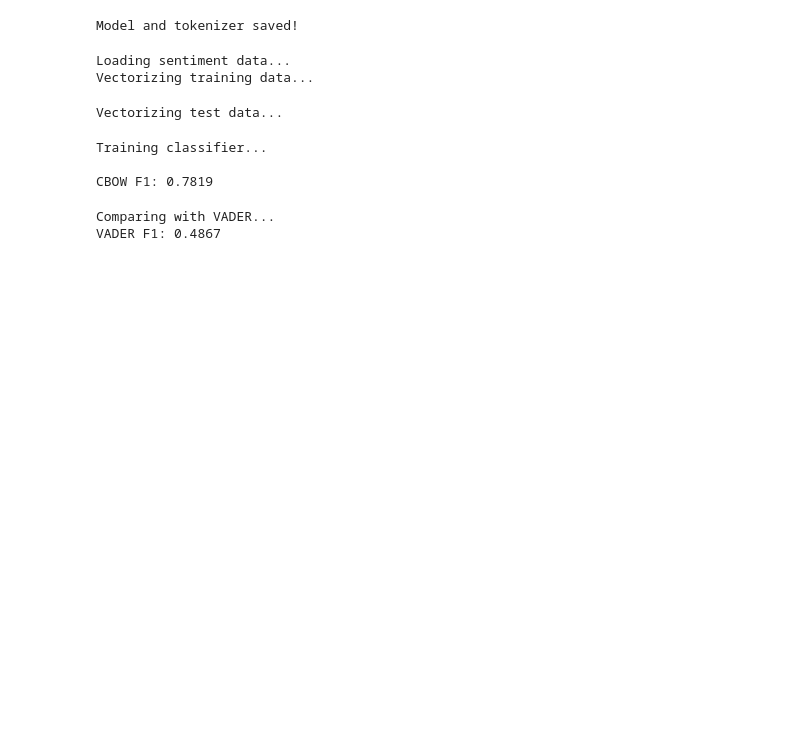
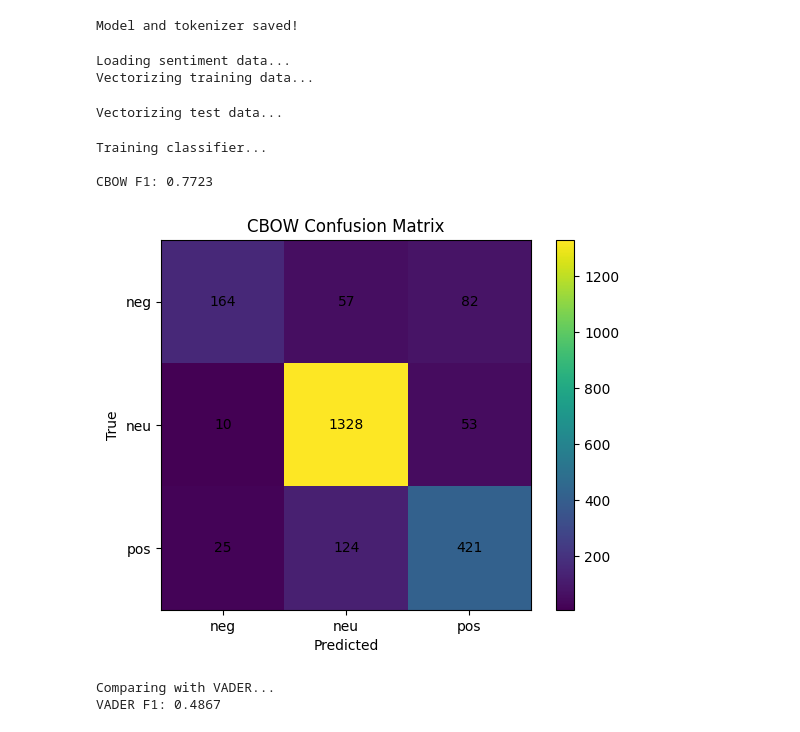
Before and after one commit to Luqu24/Cryptonite-RTP-Luqmaan, a Jupyter notebook: Task 0/NLP/tokenize.ipynb, the cells around one changed output. Saved outputs shown, nothing was run; the diff lists cells and outputs as text; code cells hidden in the pictures; blank space fills up the shorter version.

```diff
--- a/Task 0/NLP/tokenize.ipynb
+++ b/Task 0/NLP/tokenize.ipynb
@@ -81,10 +82,11 @@ class CBOW(nn.Module):
         neg_vec = self.out_embed(neg_ids)
 
         pos_score = torch.sum(context_mean * target_vec, dim=1)
-        pos_loss = torch.log(torch.sigmoid(pos_score) + 1e-9)
+        neg_score = torch.bmm(neg_vec, context_mean.unsqueeze(2)).squeeze(2)
 
-        neg_score = torch.bmm(neg_vec, context_mean.unsqueeze(2)).squeeze(2)
-        neg_loss = torch.log(torch.sigmoid(-neg_score) + 1e-9).sum(dim=1)
+        # 🔥 numerically stable loss
+        pos_loss = F.logsigmoid(pos_score)
+        neg_loss = F.logsigmoid(-neg_score).sum(dim=1)
 
         loss = -(pos_loss + neg_loss).mean()
         return loss
@@ -229,6 +231,8 @@ def vectorize_corpus_fast(texts, tokenizer, model, batch_size=512):
 print("Loading data...")
 with open("/kaggle/input/datasets/luqu24who/datasettext/AllCombined.txt", "r", encoding="utf-8") as f:
     texts = [line.strip() for line in f if line.strip()]
+
+texts = texts[:50000]
 # %% [output]
 Loading data...
 # %%
@@ -266,7 +270,7 @@ model = train_cbow(
     emb_dim=384,
     batch_size=512,  # Increased for multi-GPU
     neg_k=10,
-    epochs=2,
+    epochs=5,
     lr=0.003
 )
 # %% [output]
@@ -325,14 +381,14 @@ print("Model and tokenizer saved!")
 # %% [output]
 Model and tokenizer saved!
 # %%
-model = CBOW(vocab_size=20000, emb_dim=384)
-model.load_state_dict(torch.load('/kaggle/working/cbow_model.pth'))
-model.to(device)
-model.eval()
+# model = CBOW(vocab_size=20000, emb_dim=384)
+# model.load_state_dict(torch.load('/kaggle/working/cbow_model.pth'))
+# model.to(device)
+# model.eval()
 
-# Load tokenizer
-from tokenizers import Tokenizer
-loaded_tokenizer = Tokenizer.from_file('/kaggle/working/tokenizer.json')
+# # Load tokenizer
+# from tokenizers import Tokenizer
+# loaded_tokenizer = Tokenizer.from_file('/kaggle/working/tokenizer.json')
 # %%
 if isinstance(model, nn.DataParallel):
     embeddings = model.module.in_embed.weight
@@ -342,7 +398,7 @@ else:
 # Sentiment classification
 print("\nLoading sentiment data...")
 from sklearn.linear_model import LogisticRegression
-from sklearn.metrics import f1_score
+from sklearn.metrics import f1_score, confusion_matrix
 
 lines = open("/kaggle/input/datasets/luqu24who/datasettext/Sentences_50Agree.txt", errors="ignore").read().splitlines()
 texts_train = []
@@ -361,34 +417,51 @@ for line in lines:
 print("Vectorizing training data...")
 X_train = vectorize_corpus_fast(texts_train, tokenizer, model, batch_size=512)
 y_train = labels_train
 
 lines = open("/kaggle/input/datasets/luqu24who/datasettext/Sentences_AllAgree.txt", errors="ignore").read().splitlines()
 texts_test = []
 labels_test = []
 
 for line in lines:
     parts = line.rsplit("@", 1)
     texts_test.append(parts[0])
     labels_test.append(label_map[parts[1]])
 
 print("Vectorizing test data...")
 X_test = vectorize_corpus_fast(texts_test, tokenizer, model, batch_size=512)
 y_test = labels_test
 
 print("Training classifier...")
 clf = LogisticRegression(max_iter=2000, solver="liblinear")
 clf.fit(X_train, y_train)
 
 pred = clf.predict(X_test)
 f1 = f1_score(y_test, pred, average="macro")
 print(f"\nCBOW F1: {f1:.4f}")
+
+import matplotlib.pyplot as plt
+cm = confusion_matrix(y_test, pred)
+plt.figure()
+plt.imshow(cm)
+plt.title("CBOW Confusion Matrix")
+plt.xlabel("Predicted")
+plt.ylabel("True")
+plt.xticks(range(3), ["neg", "neu", "pos"])
+plt.yticks(range(3), ["neg", "neu", "pos"])
+for i in range(cm.shape[0]):
+    for j in range(cm.shape[1]):
+        plt.text(j, i, cm[i, j],
+                 ha="center", va="center")
+plt.colorbar()
+plt.show()
 # %% [output]
 Loading sentiment data...
 Vectorizing training data...
 Vectorizing test data...
 Training classifier...
 
-CBOW F1: 0.7819
+CBOW F1: 0.7723
+[figure, added]
 # %%
 # VADER comparison
 print("\nComparing with VADER...")
```
Also changed, not shown: parts of 3 cells of this notebook.
